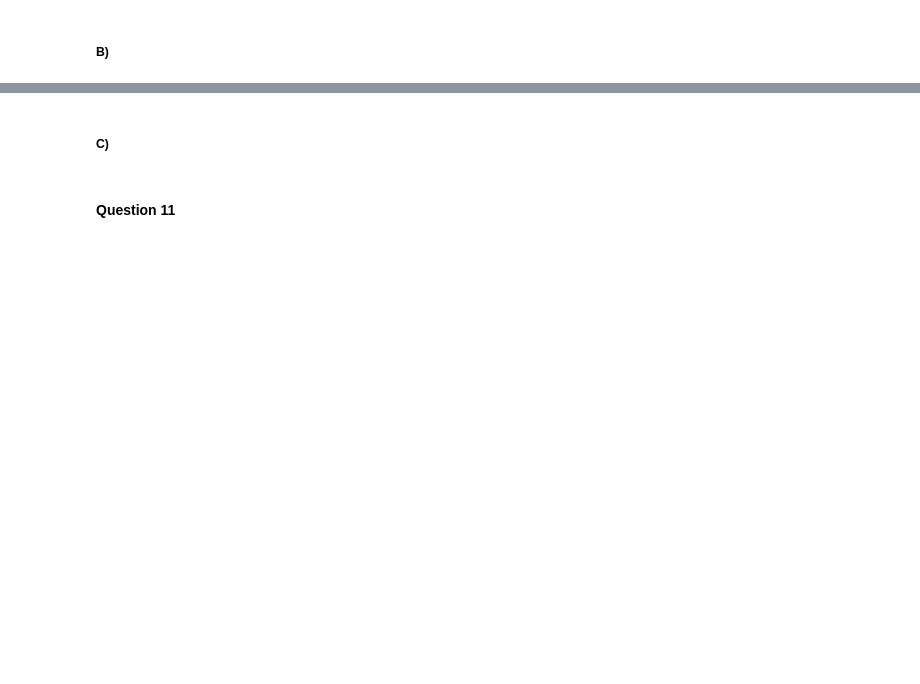
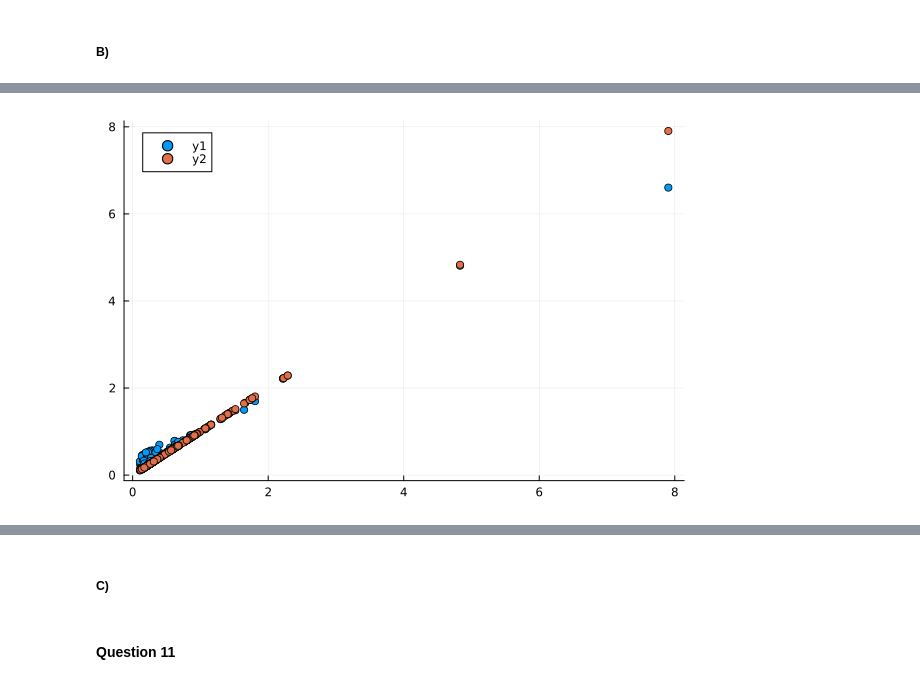
Before and after one commit to Erick-0M/problem-set-io, a Jupyter notebook: code/scripts/pset_io.ipynb, the cells around one changed output, grey strips where cells are left out. Saved outputs shown, nothing was run; the diff lists cells and outputs as text; code cells hidden in the pictures; blank space fills up the shorter version.

```diff
--- a/code/scripts/pset_io.ipynb
+++ b/code/scripts/pset_io.ipynb
@@ -1090,0 +1085,6 @@ model_system_coll.params
+# %%
+#Consumer surplus
+scatter(model_system_bert.BLPDemand.markup_sim, model_simul_merge.BLPDemand.markup_sim)
+scatter!(model_system_bert.BLPDemand.markup_sim, model_system_bert.BLPDemand.markup_sim)
+# %% [output]
+[figure, added]
```
Also changed, not shown: parts of 40 cells of this notebook, 19 other files.
